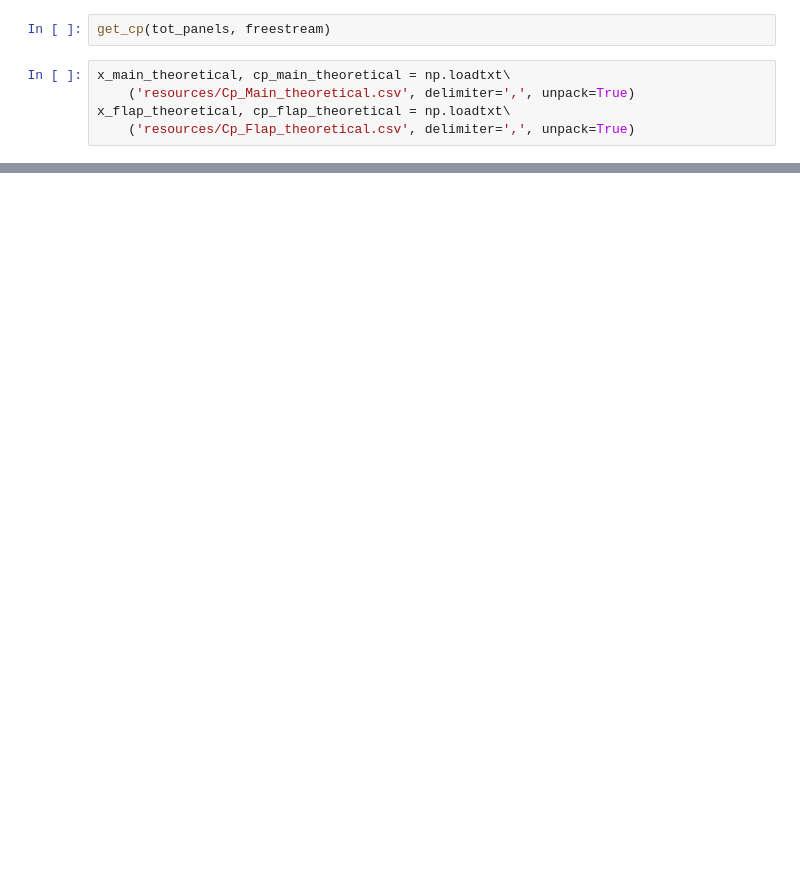
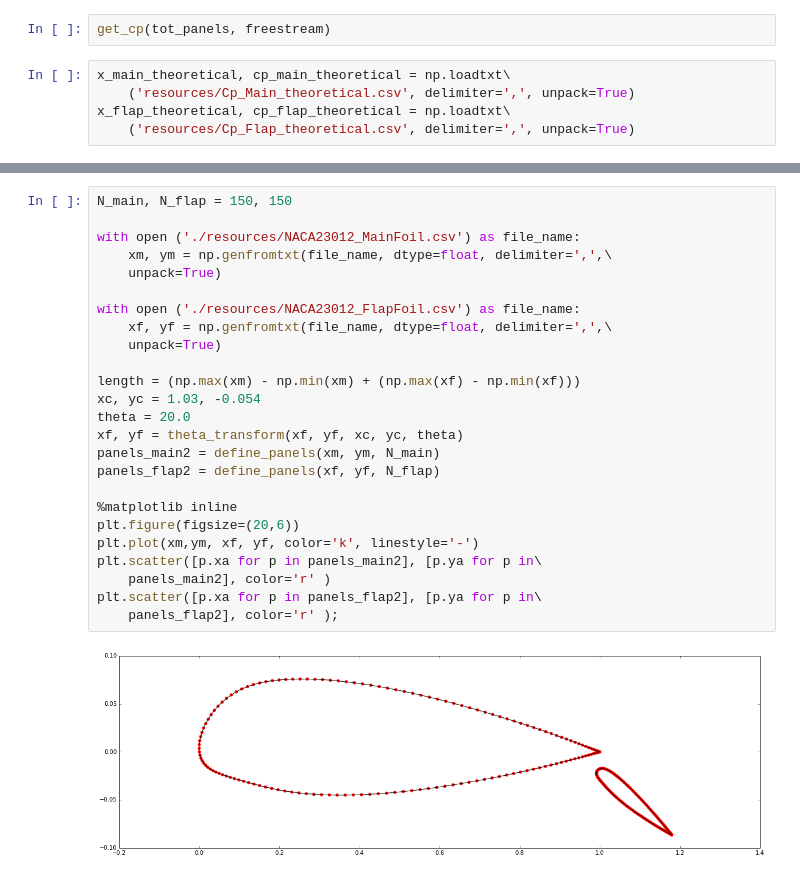
Before and after one commit to cbell14/Aero_Hydro, a Jupyter notebook: 2D_Multi_Element_Airfoil.ipynb, the cells around one changed output, grey strips where cells are left out. Cells and saved outputs as stored; diff of their text form; blank space fills up the shorter version.

```diff
--- a/2D_Multi_Element_Airfoil.ipynb
+++ b/2D_Multi_Element_Airfoil.ipynb
@@ -420,0 +396,27 @@ NameError: name 'abs100' is not defined
+# %%
+N_main, N_flap = 150, 150
+
+with open ('./resources/NACA23012_MainFoil.csv') as file_name:
+    xm, ym = np.genfromtxt(file_name, dtype=float, delimiter=',',\
+    unpack=True)
+
+with open ('./resources/NACA23012_FlapFoil.csv') as file_name:
+    xf, yf = np.genfromtxt(file_name, dtype=float, delimiter=',',\
+    unpack=True)
+
+length = (np.max(xm) - np.min(xm) + (np.max(xf) - np.min(xf)))
+xc, yc = 1.03, -0.054
+theta = 20.0
+xf, yf = theta_transform(xf, yf, xc, yc, theta)
+panels_main2 = define_panels(xm, ym, N_main)
+panels_flap2 = define_panels(xf, yf, N_flap)
+
+%matplotlib inline
+plt.figure(figsize=(20,6))
+plt.plot(xm,ym, xf, yf, color='k', linestyle='-')
+plt.scatter([p.xa for p in panels_main2], [p.ya for p in\
+    panels_main2], color='r' )
+plt.scatter([p.xa for p in panels_flap2], [p.ya for p in\
+    panels_flap2], color='r' );
+# %% [output]
+[figure, added]
```
Also changed, not shown: parts of 30 cells of this notebook, 2 other files.
